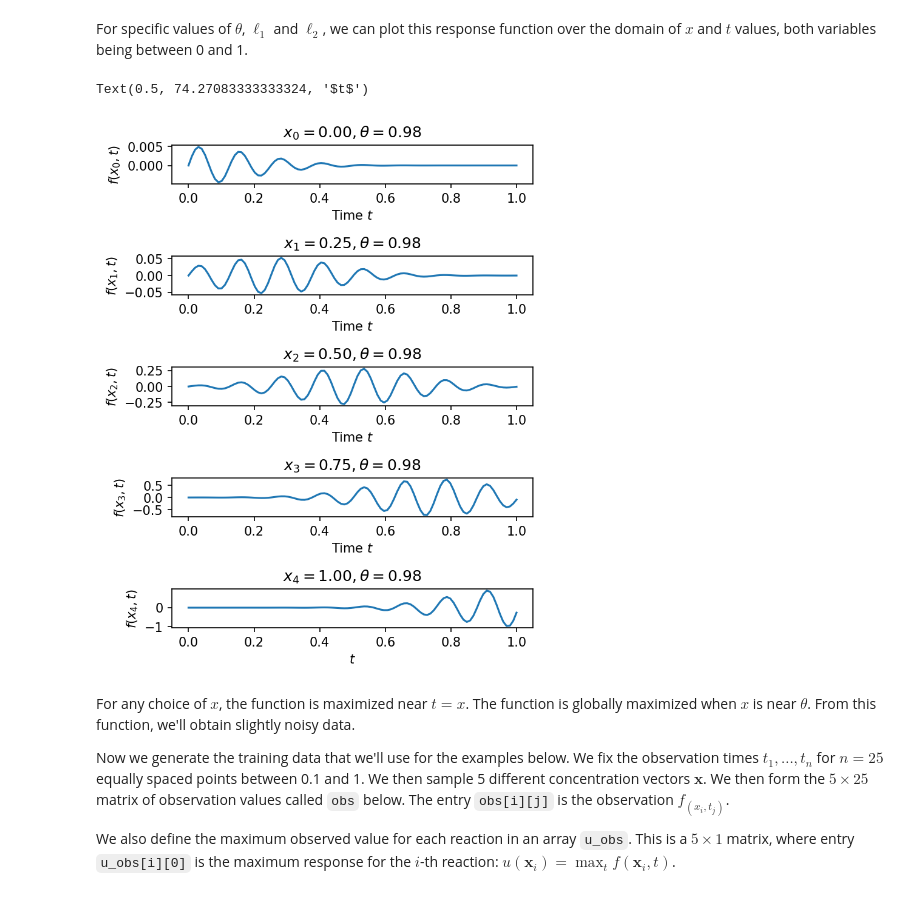
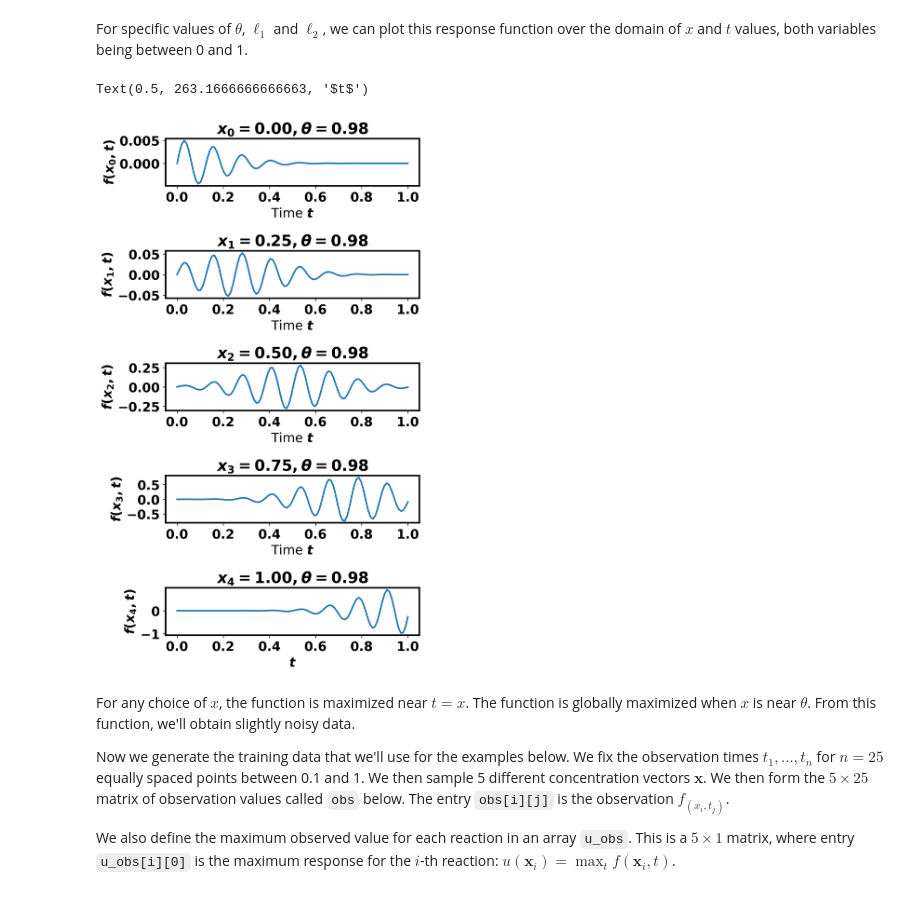
Before and after one commit to csms-lab/holmes-examples, a Jupyter notebook: Observing multiple data points over time.ipynb, the cells around one changed output. Drawn from its saved outputs; the diff is of its cells as text; code cells hidden in the pictures.

Commit message:
Updated figures.

```diff
--- a/Observing multiple data points over time.ipynb
+++ b/Observing multiple data points over time.ipynb
@@ -58,34 +58,38 @@ being between 0 and 1.
 # %%
 # Some boilerplate code to make plots, feel free to ignore
 import matplotlib.pyplot as plt
 import matplotlib as mpl
-mpl.rcParams['figure.dpi'] = 150
+mpl.rcParams['figure.dpi'] = 300
 mpl.rcParams['figure.facecolor'] = 'w'
+mpl.rcParams['lines.linewidth'] = 2
 mpl.rcParams['axes.facecolor'] = 'w'
+mpl.rcParams['axes.linewidth'] = 2
+mpl.rcParams['font.size'] = 16
+mpl.rcParams['font.weight'] = 'bold'
 # End boilerplate code
 
 # Pick some random parameters as the "ground truth"
 rng = np.random.default_rng(seed=1234)
 theta_star = rng.uniform()
 
 x_sample = np.linspace(0, 1, 5) # Sample five different x values
 t_plot = np.linspace(0, 1, 100) # The times t_1, t_2, ..., t_n
 
 # Plot the ground truth for the different x values, over time
-plt.figure(figsize=(5, 1.25*len(x_sample)))
+plt.figure(figsize=(6, 2*len(x_sample)))
 for i, x_i in enumerate(x_sample):
     y_truth = f_truth(x_i, t_plot, theta_star)
     plt.subplot(len(x_sample), 1, i+1)
     plt.title(r'$x_%d = %4.2f, \theta = %4.2f$'%(i, x_i, theta_star))
     plt.plot(t_plot, y_truth)
     plt.xlabel('Time $t$')
     plt.ylabel(r'$f(x_%d, t)$'%i)
 
 plt.tight_layout()
 plt.xlabel('$t$')
 # %% [output]
-Text(0.5, 74.27083333333324, '$t$')
+Text(0.5, 263.1666666666663, '$t$')
-[figure, old version]
+[figure, new version]
 # %% [markdown]
 For any choice of $x$, the function is maximized near $t = x$. The function is
 globally maximized when $x$ is near $\theta$. From this function, we'll obtain
```
Also changed, not shown: parts of 14 cells of this notebook.
